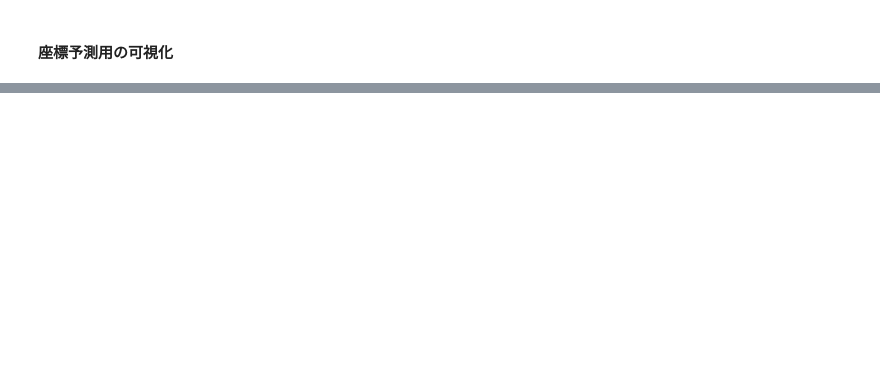
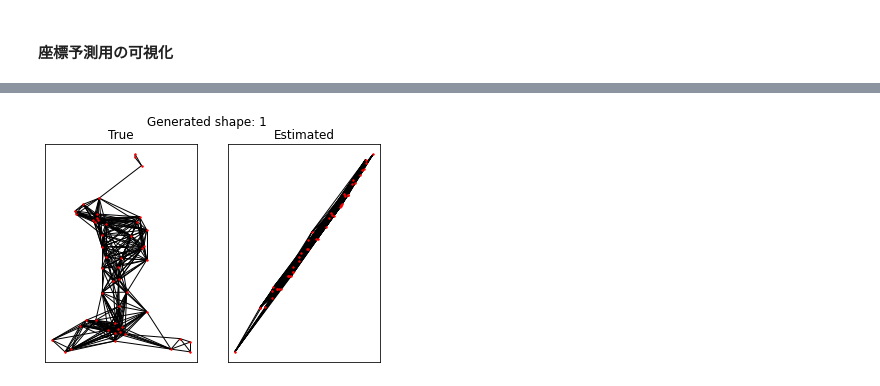
Before and after one commit to HayatoOnoue/DNA-microscopy, a Jupyter notebook: 2D/diffusion_deep_learning/adj2coords_GCN_PyG.ipynb, the cells around one changed output, grey strips where cells are left out. Saved outputs shown, nothing was run; the diff lists cells and outputs as text; code cells hidden in the pictures; blank space fills up the shorter version.

```diff
--- a/2D/diffusion_deep_learning/adj2coords_GCN_PyG.ipynb
+++ b/2D/diffusion_deep_learning/adj2coords_GCN_PyG.ipynb
@@ -323,38 +266,35 @@ t_index = 0
 node_list = list(range(nBeads))
 
 # テストデータのノードの座標を予想
-t_graph = test_set[t_index]
 model.eval()
 with torch.no_grad():
-    #b_graph.to(device)
-    #b_coords.to(device)
-    t_graph.to(device)
-    #prediction = model(b_graph, b_graph.ndata["x"])
-    e_coords = model(t_graph, t_graph.ndata["x"])
-    #loss += criterion(prediction, b_coords)
+    t_data = test_data[t_index].to(device)
+    e_coords = model(t_data)
 
 # 描画のためのグラフを作成
 t_src, t_dst = np.where(adjMats[t_index].squeeze() > 0)
 t_coords = coords[t_index]
 
 G = nx.Graph()
 G.add_nodes_from(node_list)
 G.add_edges_from(list(zip(t_src, t_dst)))
 
 fig = plt.figure()
 fig.suptitle("Generated shape: {}".format(targets[t_index, 0]))
 
 ax1 = fig.add_subplot(1,2,1)
 ax1.set_title("True")
 ax2 = fig.add_subplot(1,2,2)
 ax2.set_title("Estimated")
 
 true_pos = dict(zip(node_list, t_coords))
 nx.draw_networkx(G, pos=true_pos, with_labels=False, ax=ax1,
                  node_color="red", node_size=2)
 
 estimated_pos = dict(zip(node_list, e_coords.cpu().detach().numpy()))
 nx.draw_networkx(G, pos=estimated_pos, with_labels=False, ax=ax2,
                  node_color="red", node_size=2)
 
 plt.show()
+# %% [output]
+[figure, added]
```
Also changed, not shown: parts of 11 cells of this notebook, 1 other file.
